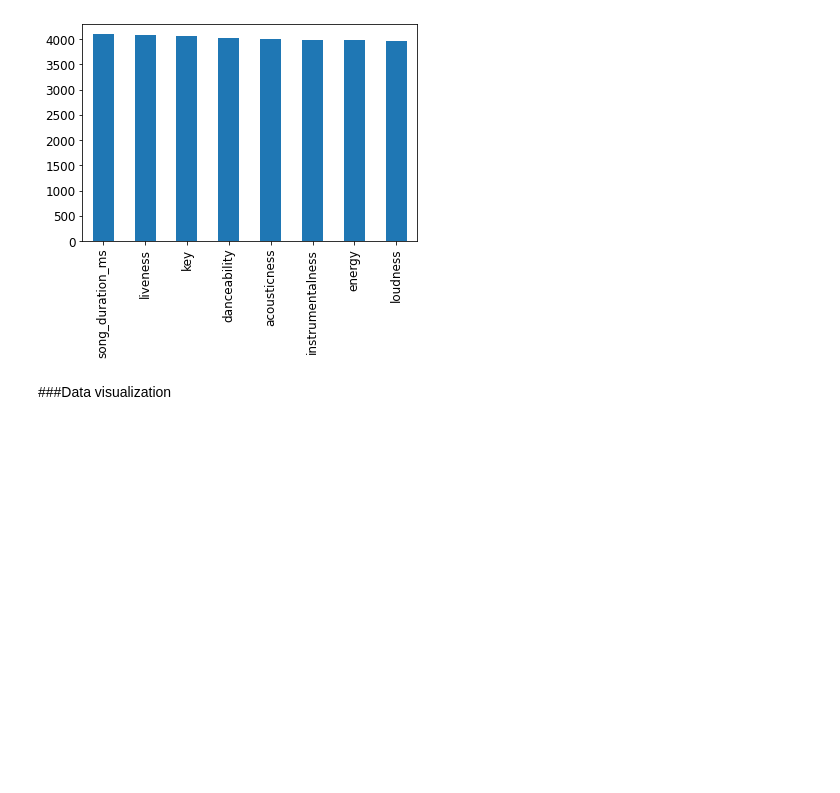
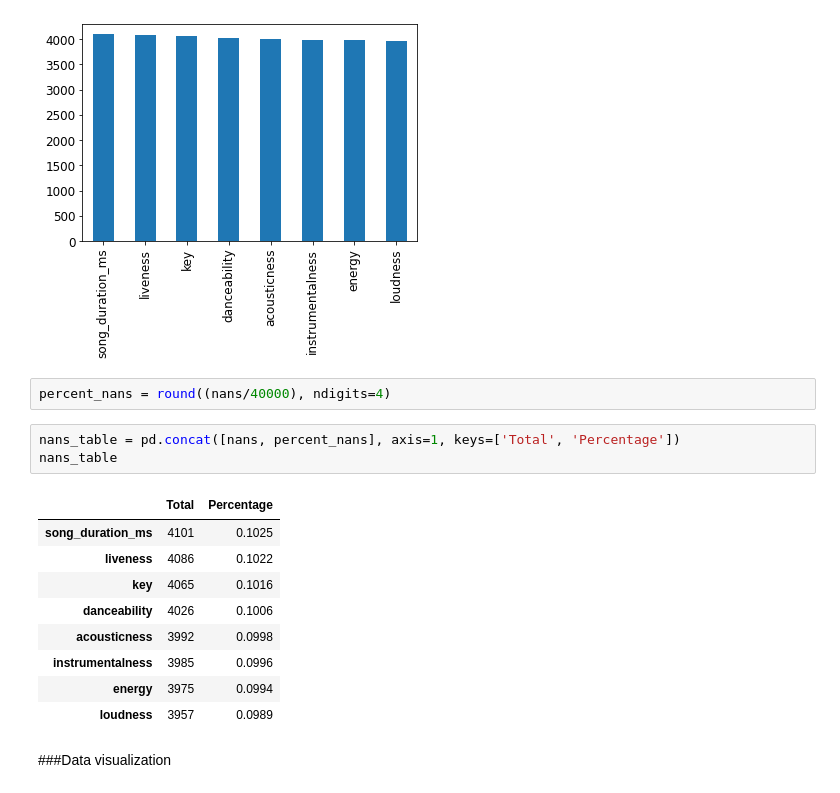
Before and after one commit to dataqueenpend/Projects-, a Jupyter notebook: Song_Popularity_Prediction.ipynb, the cells around one changed output. Cells and saved outputs as stored; diff of their text form; blank space fills up the shorter version.

```diff
--- a/Song_Popularity_Prediction.ipynb
+++ b/Song_Popularity_Prediction.ipynb
@@ -148,6 +148,21 @@ nans.plot(kind='bar')
 # %% [output]
 <matplotlib.axes._subplots.AxesSubplot at 0x...>
 [figure]
+# %%
+percent_nans = round((nans/40000), ndigits=4)
+# %%
+nans_table = pd.concat([nans, percent_nans], axis=1, keys=['Total', 'Percentage'])
+nans_table
+# %% [output]
+|  | Total | Percentage |
+| song_duration_ms | 4101 | 0.1025 |
+| liveness | 4086 | 0.1022 |
+| key | 4065 | 0.1016 |
+| danceability | 4026 | 0.1006 |
+| acousticness | 3992 | 0.0998 |
+| instrumentalness | 3985 | 0.0996 |
+| energy | 3975 | 0.0994 |
+| loudness | 3957 | 0.0989 |
 # %% [markdown]
 ###Data visualization
 # %%
```
Also changed, not shown: parts of 8 cells of this notebook.
